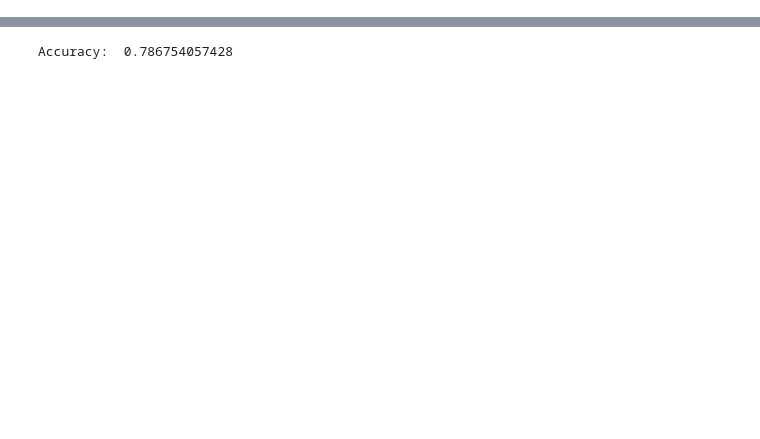
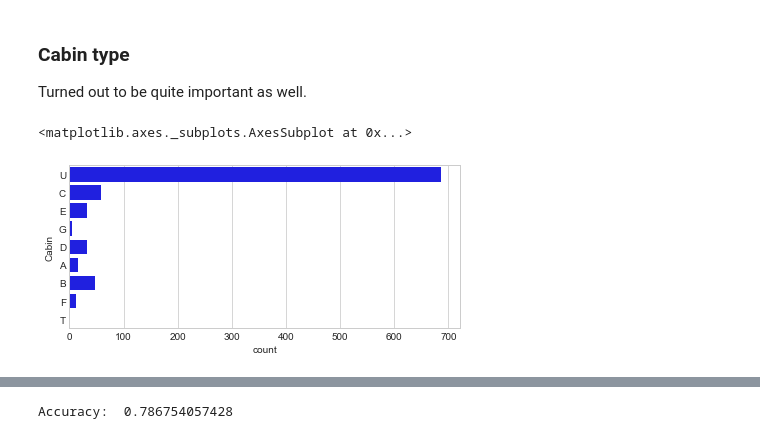
Before and after one commit to sbtr1/titanic, a Jupyter notebook: NB_Titanic.ipynb, the cells around one changed output, grey strips where cells are left out. Cells and saved outputs as stored; diff of their text form; code cells hidden in the pictures; blank space fills up the shorter version.

```diff
--- a/NB_Titanic.ipynb
+++ b/NB_Titanic.ipynb
@@ -24,0 +184,4 @@ submission = pd.DataFrame(test.iloc[:, 0])
+# %%
+train['Family'] = train['Parch'] + train['SibSp']
+test['Family'] = test['Parch'] + test['SibSp']
+train.groupby(['Family'])['Survived'].value_counts(normalize=True)
@@ -24,0 +207,16 @@ submission = pd.DataFrame(test.iloc[:, 0])
+# %%
+def FamilySize(x):
+    """
+    A function for Family size transformation
+    """
+    if x == 1 or x == 2:
+        return 'little'
+    elif x == 3:
+        return 'medium'
+    elif x >= 5:
+        return 'big'
+    else:
+        return 'single'
+
+train['Family'] = train['Family'].apply(lambda x : FamilySize(x))
+test['Family'] = test['Family'].apply(lambda x : FamilySize(x))
@@ -24,0 +243,15 @@ submission = pd.DataFrame(test.iloc[:, 0])
+# %%
+def Ticket_Prefix(x):
+    """
+    Function for extracting prefixes. Tickets have length of 1-3.
+    """
+    l = x.split()
+    if len(x.split()) == 3:
+        return x.split()[0] + x.split()[1]
+    elif len(x.split()) == 2:
+        return x.split()[0]
+    else:
+        return 'None'
+
+train['TicketPrefix'] = train['Ticket'].apply(lambda x: Ticket_Prefix(x))
+test['TicketPrefix'] = test['Ticket'].apply(lambda x: Ticket_Prefix(x))
@@ -24,0 +268,15 @@ submission = pd.DataFrame(test.iloc[:, 0])
+# %% [markdown]
+### Cabin type
+Turned out to be quite important as well.
+# %%
+train.Cabin.fillna('Unknown',inplace=True)
+test.Cabin.fillna('Unknown',inplace=True)
+
+train['Cabin'] = train['Cabin'].map(lambda x: x[0])
+test['Cabin'] = test['Cabin'].map(lambda x: x[0])
+# %%
+f, ax = plt.subplots(figsize=(7, 3))
+sns.countplot(y='Cabin', data=train, color='b')
+# %% [output]
+<matplotlib.axes._subplots.AxesSubplot at 0x...>
+[figure, added]
```
Also changed, not shown: parts of 44 cells of this notebook, 1 other file.
